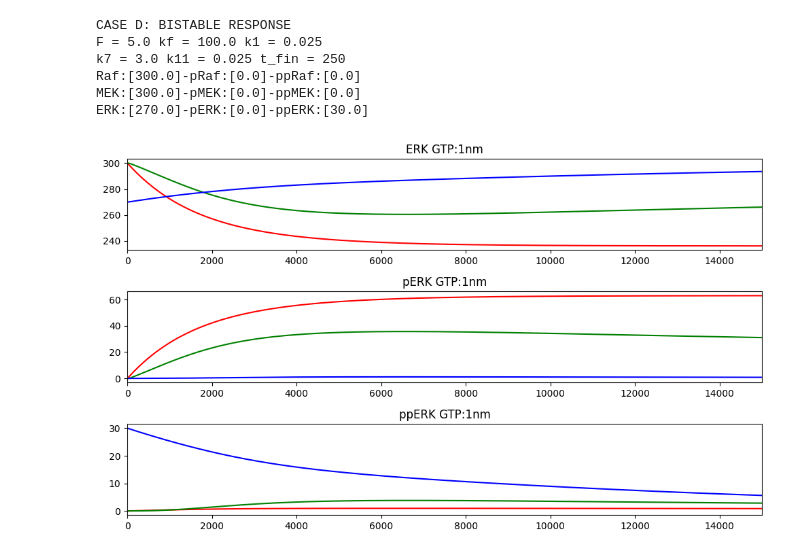
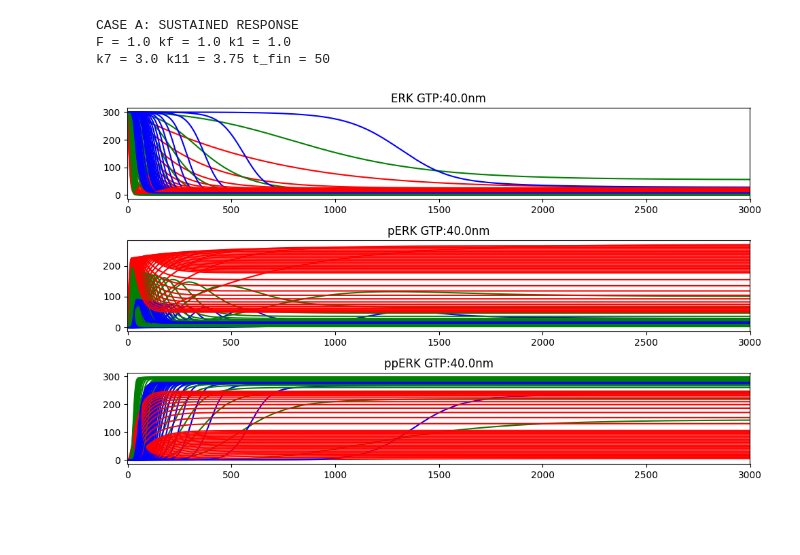
Before and after one commit to peter-clark/comp-sys-bio, a Jupyter notebook: mapK_stochastic.ipynb, the cells around one changed output. Saved outputs shown, nothing was run; the diff lists cells and outputs as text; code cells hidden in the pictures; blank space fills up the shorter version.

Commit message:
Completed graphs for all MAPK dynamics cases. Modularized graphing for reproducibility.

```diff
--- a/mapK_stochastic.ipynb
+++ b/mapK_stochastic.ipynb
@@ -41,10 +41,12 @@ km13    = 300.0
 initial = [0] * nequ
 initial[0] = initial[3] = initial[6] = 300.0 # RAF - MEK - ERK
 
-SUSTAINED   = False
+SUSTAINED   = True
 TRANSIENT   = False
 OSCILLATORY = False
-BISTABLE    = True
+BISTABLE    = False
+
+
 
 # SUSTAINED SIGNALLING
 if SUSTAINED==True:
@@ -57,6 +59,8 @@ if SUSTAINED==True:
     tmax        = 50 # min
     print("CASE A: SUSTAINED RESPONSE")
     print(f"F = {F} kf = {kf} k1 = {k1} \nk7 = {k7} k11 = {k11} t_fin = {tmax}")
+    _CASE = "CASE A: SUSTAINED RESPONSE"
+
 
 # TRANSIENT w ADAPTATION
 if TRANSIENT==True:
@@ -69,6 +73,8 @@ if TRANSIENT==True:
     tmax        = 120 # min
     print("CASE B: TRANSIENT RESPONSE")
     print(f"F = {F} kf = {kf} k1 = {k1} \nk7 = {k7} k11 = {k11} t_fin = {tmax}")
+    _CASE = "CASE B: TRANSIENT RESPONSE"
+    _PARAMS = f"F = {F}, " + r"$k_{{f}}=$" + f" {kf}, " + r"$k_{{1}}=$" + f" {k1},  " + r"$k_{{7}}=$" + f" {k7}, " + r"$k_{{11}}=$" + f" {k11},  "+r"$t_{{fin}}=$"+f"{tmax}"
 
 # OSCILLATORY
 if OSCILLATORY==True:
@@ -81,6 +87,8 @@ if OSCILLATORY==True:
     tmax        = 120 # min
     print("CASE C: OSCILLATORY RESPONSE")
     print(f"F = {F} kf = {kf} k1 = {k1} \nk7 = {k7} k11 = {k11} t_fin = {tmax}")
+    _CASE = "CASE C: OSCILLATORY RESPONSE"
+    _PARAMS = f"F = {F}, " + r"$k_{{f}}=$" + f" {kf}, " + r"$k_{{1}}=$" + f" {k1},  " + r"$k_{{7}}=$" + f" {k7}, " + r"$k_{{11}}=$" + f" {k11},  "+r"$t_{{fin}}=$"+f"{tmax}"
 
 # BISTABLE
 if BISTABLE==True:
@@ -95,7 +103,9 @@ if BISTABLE==True:
     initial[6]  = 300.0 - initial[8]         # ERK
     print("CASE D: BISTABLE RESPONSE")
     print(f"F = {F} kf = {kf} k1 = {k1} \nk7 = {k7} k11 = {k11} t_fin = {tmax}")
-
+    _CASE = "CASE D: BISTABLE RESPONSE"
+    _PARAMS = f"F = {F}, " + r"$k_{{f}}=$" + f" {kf}, " + r"$k_{{1}}=$" + f" {k1},  " + r"$k_{{7}}=$" + f" {k7}, " + r"$k_{{11}}=$" + f" {k11},  "+r"$t_{{fin}}=$"+f"{tmax}"
+_PARAMS = f"F = {F}, " + r"$k_{{f}}=$" + f" {kf}nM/s, " + r"$k_{{1}}=$" + f" {k1}nM/s,  " + r"$k_{{7}}=$" + f" {k7}nM/s, " + r"$k_{{11}}=$" + f" {k11}nM/s,  "+r"$t_{{fin}}=$"+f"{tmax}"
 #------------------------------------------------------------------#
 #Derivatives
 def dy_dt(y,t):
@@ -131,53 +141,54 @@ def dy_dt(y,t):
     return dy
 
 #Integration of ODEs
-GTP = np.arange(1,2,1)
+GTP = np.arange(0.5,10.5,0.5)
+GTP=np.append(GTP,np.arange(12.5,42.5,2.5))
 fig, ax = plt.subplots(3,1, figsize=(10,6))
 lines = []
 colors=['red', 'red', 'red', 'green', 'green', 'green', 'blue', 'blue', 'blue']
 cols=["Raf", "pRaf","ppRaf","MEK","pMEK","ppMEK","ERK","pERK","ppERK"]
-
+STEADYSTATE_DETERMINISTIC = []
 for gtp in GTP:
     #initial conditions
     y0=initial.copy()
-    #y0 =  [0] * nequ
-    #y0[0] = y0[3] = y0[6] = 300.0
-    #y0[8] = 30.0
-    #y0[6] = 300.0 - y0[8]
 
     t_min = tmax
     t = np.linspace(0, t_min * 60 + 1, 10000)
     sol = odeint(func=dy_dt, y0=y0, t=t)
     lines.append(sol)
     sol = pd.DataFrame(sol, columns=["Raf", "pRaf","ppRaf","MEK","pMEK","ppMEK","ERK","pERK","ppERK"])
 
     # HERE
     #lines.append(sol.values)
-
+    means = sol.tail(20).mean()
+    STEADYSTATE_DETERMINISTIC.append(means.values)
     sol.index = t
     sol.index = sol.index/60
 
     #fig, ax = plt.subplots(3,1, figsize=(10,6))
     colors=['red', 'red', 'red', 'green', 'green', 'green', 'blue', 'blue', 'blue']
     for i, col in enumerate(sol.columns):
         r = i // 3
         c = i % 3
-        print(f"{cols[i]}:[{initial[i]:.1f}]", end='-' if c!=2 else "\n")
+        # print init cond.
+        #print(f"{cols[i]}:[{initial[i]:.1f}]", end='-' if c!=2 else "\n")
+
         ax[c].plot(t, sol[col], color=colors[i], label=col)
-        #ax[c].plot(sol.index, sol[col], color=colors[i], label=col)
         ax[c].set_title(f'{col} GTP:{gtp}nm')
         #ax[c].legend()
         ax[c].set_xlim(-2,t_min*60)
+STEADYSTATE_DETERMINISTIC = pd.DataFrame(
+    STEADYSTATE_DETERMINISTIC,
+    columns=sol.columns,
+    index=GTP
+)
 plt.tight_layout()
 plt.show()
 # %% [output]
-CASE D: BISTABLE RESPONSE
-F = 5.0 kf = 100.0 k1 = 0.025
-k7 = 3.0 k11 = 0.025 t_fin = 250
-Raf:[300.0]-pRaf:[0.0]-ppRaf:[0.0]
-MEK:[300.0]-pMEK:[0.0]-ppMEK:[0.0]
-ERK:[270.0]-pERK:[0.0]-ppERK:[30.0]
+CASE A: SUSTAINED RESPONSE
+F = 1.0 kf = 1.0 k1 = 1.0
+k7 = 3.0 k11 = 3.75 t_fin = 50
-[figure, old version]
+[figure, new version]
 # %%
 ##--FUNCTION FOR STOCHASTIC STOCHIOMETRIC GILLESPIE ALGORITHM--##
 NA = 6.022e23
```
Also changed, not shown: parts of 6 cells of this notebook.
